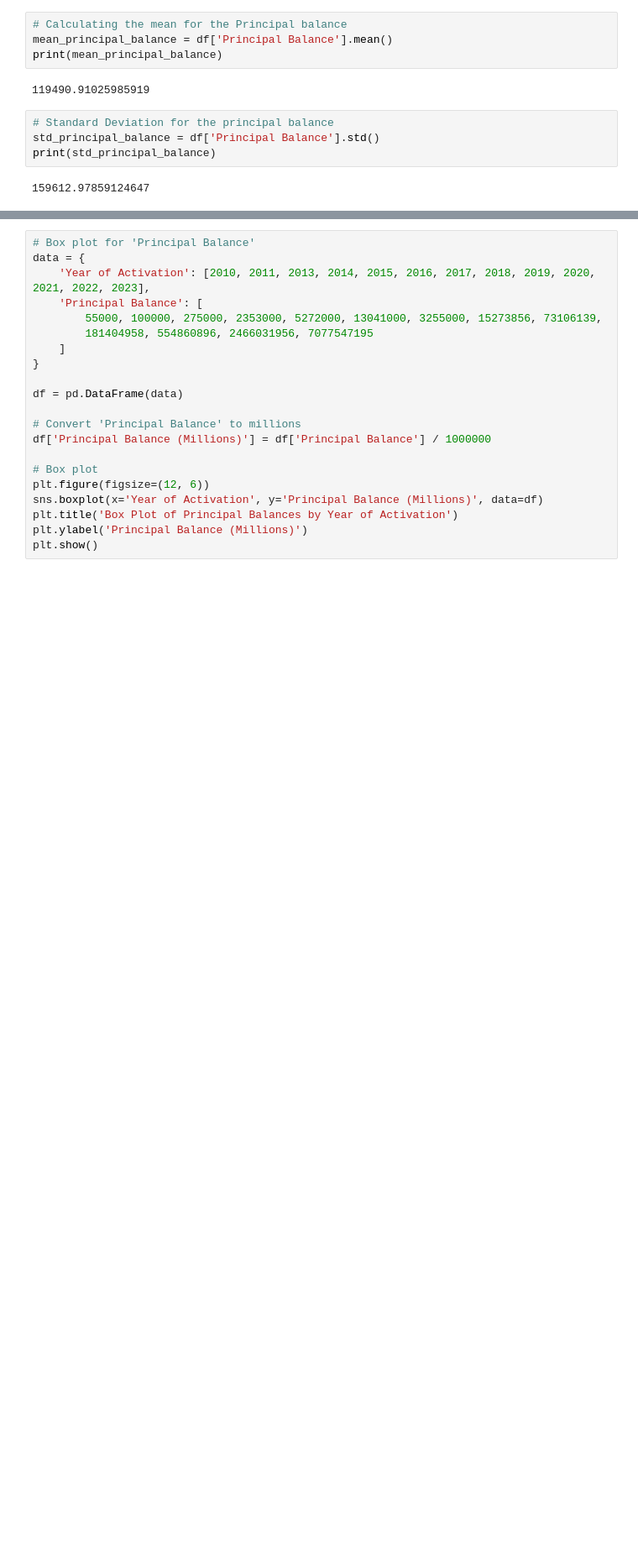
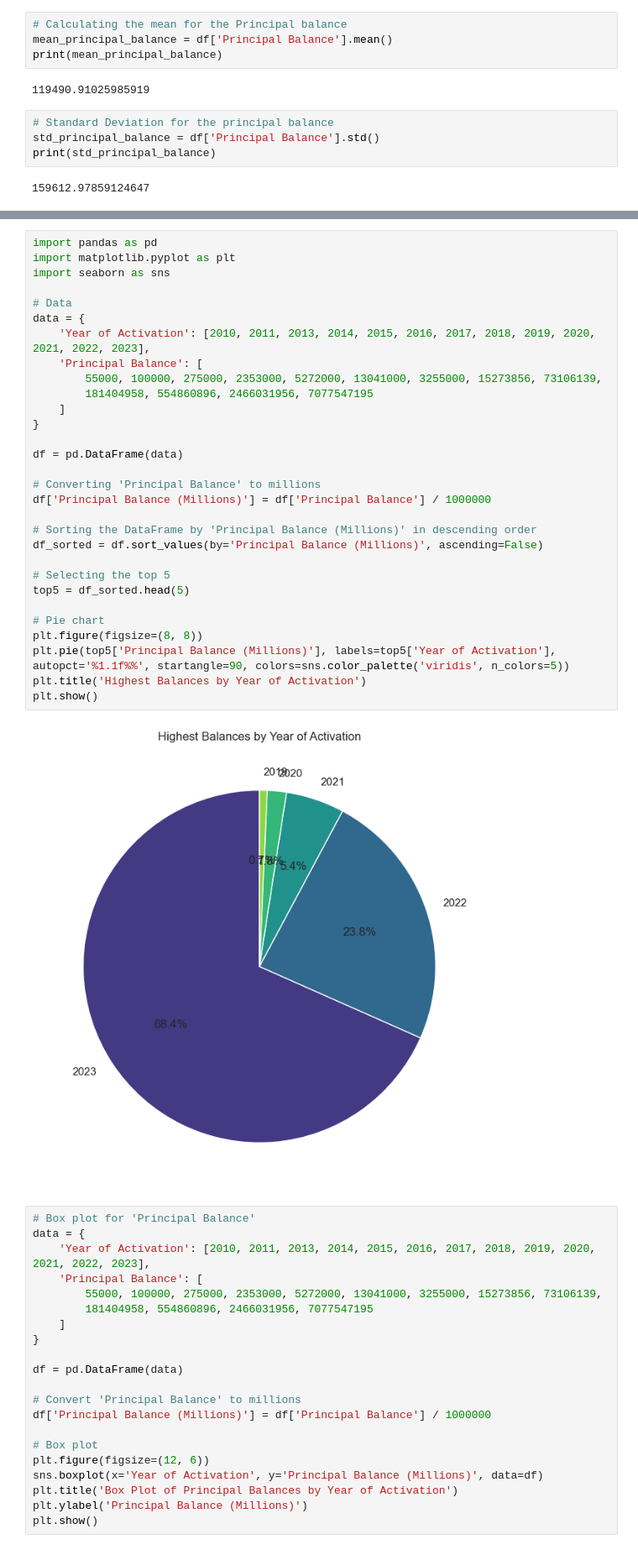
Before and after one commit to 1Wambugu/Final-project, a Jupyter notebook: analysis.ipynb, the cells around one changed output, grey strips where cells are left out. Shown at 84% size. Cells and saved outputs as stored; diff of their text form; blank space fills up the shorter version.

```diff
--- a/analysis.ipynb
+++ b/analysis.ipynb
@@ -31,3 +134,35 @@ print(std_principal_balance)
+# %%
+import pandas as pd
+import matplotlib.pyplot as plt
+import seaborn as sns
+
+# Data
+data = {
+    'Year of Activation': [2010, 2011, 2013, 2014, 2015, 2016, 2017, 2018, 2019, 2020, 2021, 2022, 2023],
+    'Principal Balance': [
+        55000, 100000, 275000, 2353000, 5272000, 13041000, 3255000, 15273856, 73106139,
+        181404958, 554860896, 2466031956, 7077547195
+    ]
+}
+
+df = pd.DataFrame(data)
+
+# Converting 'Principal Balance' to millions
+df['Principal Balance (Millions)'] = df['Principal Balance'] / 1000000
+
+# Sorting the DataFrame by 'Principal Balance (Millions)' in descending order
+df_sorted = df.sort_values(by='Principal Balance (Millions)', ascending=False)
+
+# Selecting the top 5
+top5 = df_sorted.head(5)
+
+# Pie chart
+plt.figure(figsize=(8, 8))
+plt.pie(top5['Principal Balance (Millions)'], labels=top5['Year of Activation'], autopct='%1.1f%%', startangle=90, colors=sns.color_palette('viridis', n_colors=5))
+plt.title('Highest Balances by Year of Activation')
+plt.show()
+# %% [output]
+[figure, added]
 # %%
 # Box plot for 'Principal Balance'
 data = {
```
Also changed, not shown: parts of 8 cells of this notebook, 3 other files.
